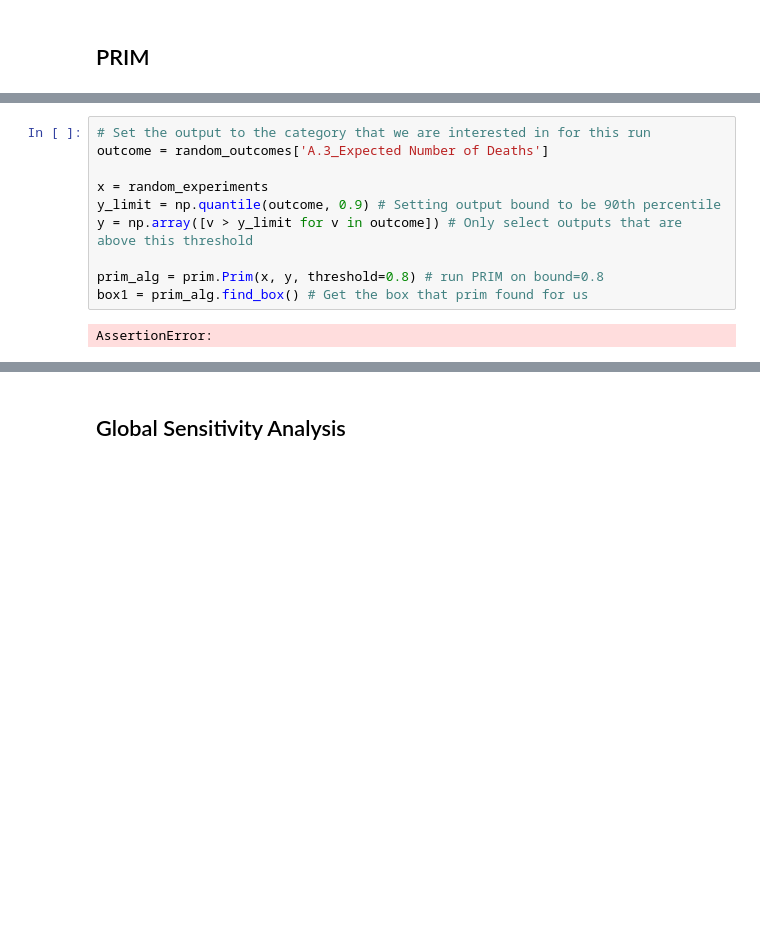
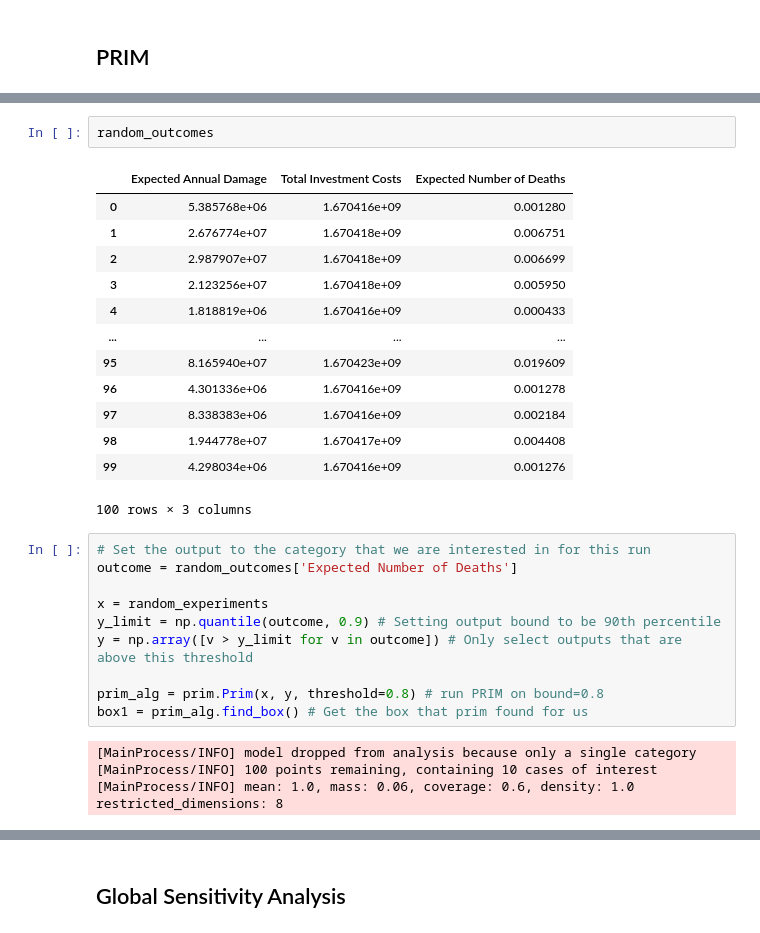
Before and after one commit to phillippmueller/model-based-decision-making, a Jupyter notebook: final assignment/Open exploration Dike Ring3.ipynb, the cells around one changed output, grey strips where cells are left out. Saved outputs shown, nothing was run; the diff lists cells and outputs as text; blank space fills up the shorter version.

```diff
--- a/final assignment/Open exploration Dike Ring3.ipynb
+++ b/final assignment/Open exploration Dike Ring3.ipynb
@@ -253,6 +241,22 @@ outcomes
+# %%
+random_outcomes
+# %% [output]
+|  | Expected Annual Damage | Total Investment Costs | Expected Number of Deaths |
+| 0 | 5.385768e+06 | 1.670416e+09 | 0.001280 |
+| 1 | 2.676774e+07 | 1.670418e+09 | 0.006751 |
+| 2 | 2.987907e+07 | 1.670418e+09 | 0.006699 |
+| 3 | 2.123256e+07 | 1.670418e+09 | 0.005950 |
+| 4 | 1.818819e+06 | 1.670416e+09 | 0.000433 |
+| ... | ... | ... | ... |
+| 95 | 8.165940e+07 | 1.670423e+09 | 0.019609 |
+| 96 | 4.301336e+06 | 1.670416e+09 | 0.001278 |
+| 97 | 8.338383e+06 | 1.670416e+09 | 0.002184 |
+| 98 | 1.944778e+07 | 1.670417e+09 | 0.004408 |
+| 99 | 4.298034e+06 | 1.670416e+09 | 0.001276 |
+100 rows × 3 columns
 # %%
 # Set the output to the category that we are interested in for this run
-outcome = random_outcomes['A.3_Expected Number of Deaths']
+outcome = random_outcomes['Expected Number of Deaths']
 
 x = random_experiments
 y_limit = np.quantile(outcome, 0.9) # Setting output bound to be 90th percentile
@@ -261,7 +265,9 @@ y = np.array([v > y_limit for v in outcome]) # Only select outputs that are abov
 prim_alg = prim.Prim(x, y, threshold=0.8) # run PRIM on bound=0.8
 box1 = prim_alg.find_box() # Get the box that prim found for us
 # %% [output]
-AssertionError:
+[MainProcess/INFO] model dropped from analysis because only a single category
+[MainProcess/INFO] 100 points remaining, containing 10 cases of interest
+[MainProcess/INFO] mean: 1.0, mass: 0.06, coverage: 0.6, density: 1.0 restricted_dimensions: 8
 # %%
 # Show the peeling graph for this prim analysis
 box1.show_tradeoff()
```
Also changed, not shown: parts of 9 cells of this notebook, 3 other files.
